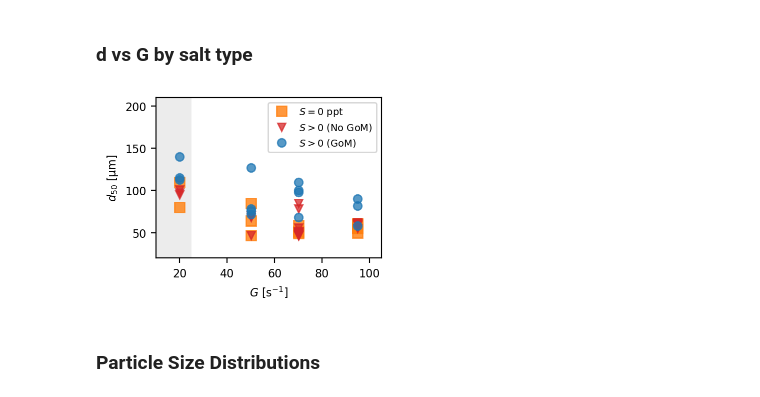
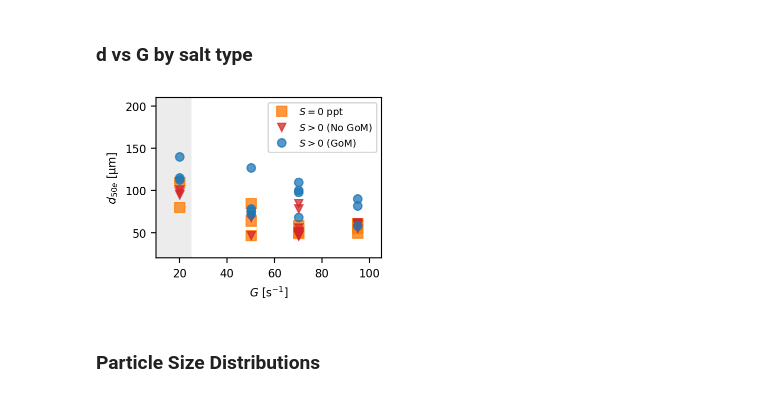
Before and after one commit to FlocData/Data-Abolfazli-et-al-2023, a Jupyter notebook: 4_PaperFigures_Equilibrium.ipynb, the cells around one changed output. Cells and saved outputs as stored; diff of their text form; code cells hidden in the pictures.

```diff
--- a/4_PaperFigures_Equilibrium.ipynb
+++ b/4_PaperFigures_Equilibrium.ipynb
@@ -29,7 +29,7 @@ hFP = 3
 Get the working directory and a list of folders that contain data by experiment
 # %%
 working = os.getcwd()
-files = sorted(glob(working+"/Equilibrium/*"))
+files = sorted(glob(working+"/Data_02_Equilibrium/*"))
 for i in range(0,len(files)):
     print('Data directory:',files[i],'(index:',i,')')
 # %% [output]
@@ -43,11 +40,11 @@ Data directory: /Users/strom-adm/My Drive/Frontiers Paper/Equilibrium/d_mu_GoM_w
 # %%
 # select the equilibrium data to pull in ------------------------------
 
-j = 2  # equilibrium data from tank experiments
-k = 3  # data from in situ measurements of Osborn et al. (2023)
+j = 0  # equilibrium data from tank experiments
+k = 1  # data from in situ measurements of Osborn et al. (2023)
 
-l = 5  # data for histogram of particle sizes with ASTM sea salt
-m = 6  # data for histogram of particle sizes with GoM water
+l = 2  # data for histogram of particle sizes with ASTM sea salt
+m = 3  # data for histogram of particle sizes with GoM water
 
 # pull the data in ----------------------------------------------------
 
@@ -90,32 +87,32 @@ S0  = data[(data['S_eq_ppt'] == 0) & (data['Trust_factor'] >= trust_level)].copy
 # %%
 Gmin = 10
 Gmax = 105
 dmin = 20
 dmax = 210
 
 fig, ax = plt.subplots(figsize=(wHP,hHP))
 
 ax.plot(S0['G_eq_Hz'], S0['d50_eq_um'],
         color='C1', marker='s', linestyle='none', ms = 7, alpha=0.8,  label='$S=0$ ppt')
 
 ax.plot(GoM_no['G_eq_Hz'], GoM_no['d50_eq_um'],
         color='C3', marker='v', linestyle='none', alpha=0.75, label='$S>0$ (No GoM)')
 
 ax.plot(GoM_yes['G_eq_Hz'], GoM_yes['d50_eq_um'],
         color='C0', marker='o', linestyle='none', alpha=0.75, label='$S>0$ (GoM)')
 
 ax.axvspan(Gmin, 25, color='gray', alpha=0.15, lw=0)
 
 ax.set_xlabel('$G$ [$\mathrm{s^{-1}}$]')
-ax.set_ylabel('$d_{50}$ [µm]')
+ax.set_ylabel('$d_{50e}$ [µm]')
 ax.set_xlim(Gmin,Gmax)
 ax.set_ylim(dmin,dmax)
 ax.legend(fontsize="7")
 # ax.legend()
 fig.tight_layout()
 plt.savefig('Figures/d_G_by_S_type.pdf',bbox_inches="tight", pad_inches=0.005) # comment out if you don't want to save it;
 # %% [output]
-[figure, old version]
+[figure, new version]
 # %% [markdown]
 ### Particle Size Distributions
 # %%
```
Also changed, not shown: parts of 5 cells of this notebook, 13 other files.
